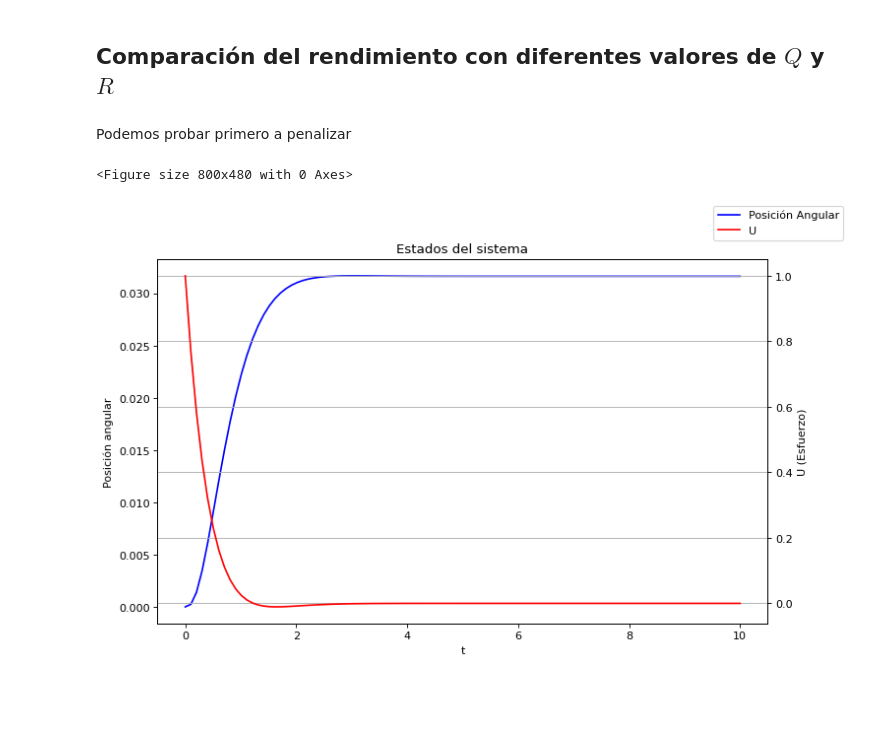
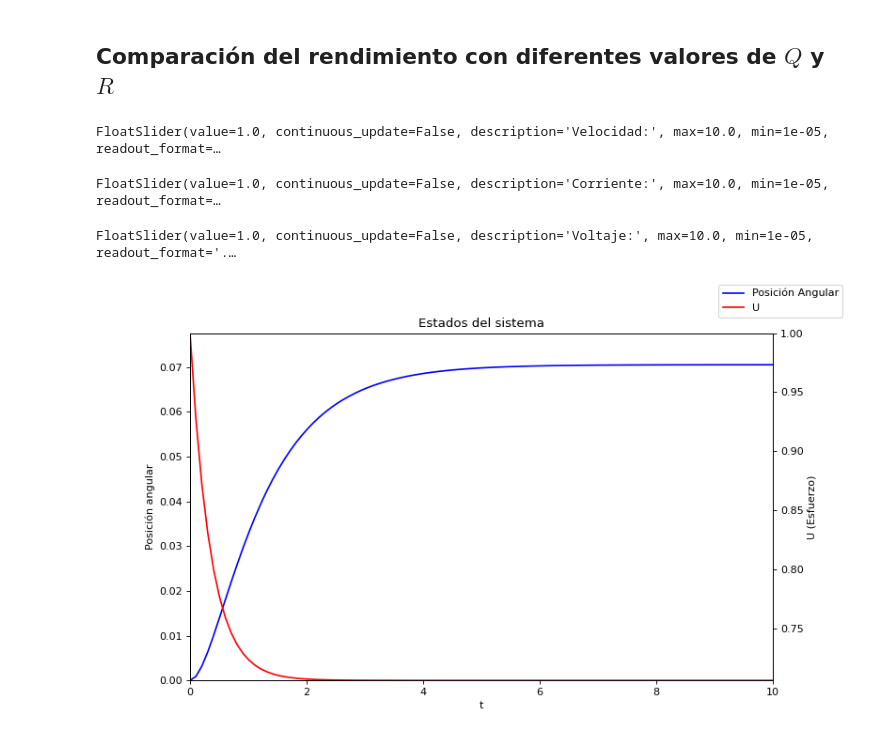
Before and after one commit to odacostaz/guias, a Jupyter notebook: practica_5/lqr.ipynb, the cells around one changed output. Saved outputs shown, nothing was run; the diff lists cells and outputs as text; code cells hidden in the pictures; blank space fills up the shorter version.

Commit message:
add interactive visualization

```diff
--- a/practica_5/lqr.ipynb
+++ b/practica_5/lqr.ipynb
@@ -152,15 +152,71 @@ def lqr_system(sys, Q, R):
     return lqr_sys, K_lqr
 # %% [markdown]
 ## Comparación del rendimiento con diferentes valores de $Q$ y $R$
-# %% [markdown]
-Podemos probar primero a penalizar
-# %%
-Q = np.diag([100, 1, 0.1])
-R = np.asarray([[0.1]])
-
-lqr_sys, K_lqr = lqr_system(system, Q, R)
-# %%
-simulate_system(lqr_sys, K_lqr)
-# %% [output]
-<Figure size 800x480 with 0 Axes>
-[figure, removed]
+# %%
+# Funciones para interacción con las graficas
+
+# Configuración de sliders
+
+Speed = widgets.FloatSlider(
+    value=1, min=0.00001, max=10.0, step=0.00001,
+    description='Velocidad:', continuous_update=False, readout_format='.4f'
+)
+
+Current = widgets.FloatSlider(
+    value=1, min=0.00001, max=10.0, step=0.00001,
+    description='Corriente:', continuous_update=False, readout_format='.4f'
+)
+
+Voltage = widgets.FloatSlider(
+    value=1, min=0.00001, max=10.0, step=0.00001,
+    description='Voltaje:', continuous_update=False, readout_format='.4f'
+)
+
+# Inicializar la figura
+fig, ax1 = plt.subplots(figsize=(10, 6), dpi=80)
+
+# Definir las líneas que se actualizarán
+line_y, = ax1.plot([], [], label='Posición Angular', color="blue")
+ax1.set_title("Estados del sistema")
+ax1.set_xlabel("t")
+ax1.set_ylabel("Posición angular")
+
+ax2 = ax1.twinx()
+line_u, = ax2.plot([], [], label='U', color="red")
+ax2.set_xlabel("t")
+ax2.set_ylabel("U (Esfuerzo)")
+fig.legend()
+
+# Función de actualización
+def update(val=0):
+    Q_diag = np.diag([Current.value, Speed.value])
+    R_vec = np.asarray([[Voltage.value]])
+    lqr_sys, K_lqr = lqr_system(system, Q_diag, R_vec)
+    y, u, t = simulate_system(lqr_sys, K_lqr, 10)
+
+    # Actualizar datos de las líneas
+    line_y.set_data(t, y)
+    line_u.set_data(t, u.T)
+
+    # Ajustar los límites del gráfico
+    ax1.set_xlim(t[0], t[-1])
+    ax1.set_ylim(min(y)*1.1, max(y)*1.1)
+    ax2.set_ylim(min(u.T), max(u.T))
+
+    fig.canvas.draw_idle()
+
+# Mostrar sliders
+display(Speed, Current, Voltage)
+
+# Observadores para sliders
+Speed.observe(update, names='value')
+Current.observe(update, names='value')
+Voltage.observe(update, names='value')
+
+# Llamar a update para iniciar la gráfica
+update()
+# %% [output]
+FloatSlider(value=1.0, continuous_update=False, description='Velocidad:', max=10.0, min=1e-05, readout_format=…
+FloatSlider(value=1.0, continuous_update=False, description='Corriente:', max=10.0, min=1e-05, readout_format=…
+FloatSlider(value=1.0, continuous_update=False, description='Voltaje:', max=10.0, min=1e-05, readout_format='.…
+[figure, added]
```
Also changed, not shown: parts of 5 cells of this notebook.
